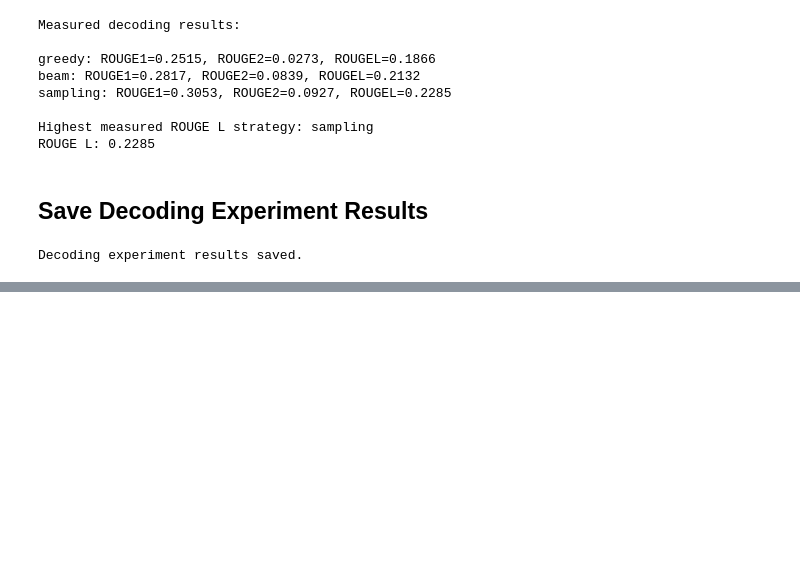
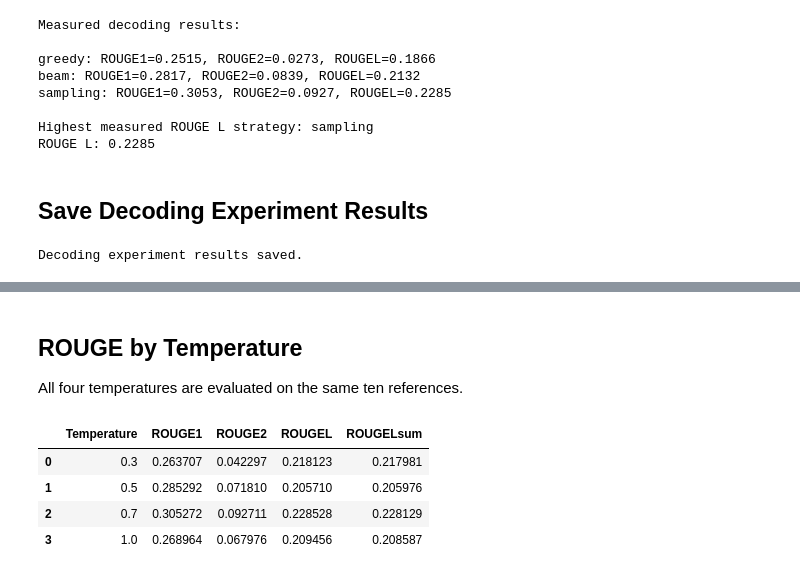
Before and after one commit to DrashtiShah23/data266-2046, a Jupyter notebook: hw5/HW5.ipynb, the cells around one changed output, grey strips where cells are left out. Saved outputs shown, nothing was run; the diff lists cells and outputs as text; code cells hidden in the pictures; blank space fills up the shorter version.

```diff
--- a/hw5/HW5.ipynb
+++ b/hw5/HW5.ipynb
@@ -1949,0 +2124,40 @@ Decoding experiment results saved.
+# %% [markdown]
+## ROUGE by Temperature
+
+All four temperatures are evaluated on the same ten references.
+# %%
+temperature_metrics = []
+
+for temperature in TEMPERATURES:
+    predictions = [
+        row["Output"]
+        for row in temperature_results
+        if row["Temperature"] == temperature
+    ]
+
+    scores = rouge.compute(
+        predictions=predictions,
+        references=decoding_references,
+    )
+
+    temperature_metrics.append(
+        {
+            "Temperature": temperature,
+            "ROUGE1": scores["rouge1"],
+            "ROUGE2": scores["rouge2"],
+            "ROUGEL": scores["rougeL"],
+            "ROUGELsum": scores["rougeLsum"],
+        }
+    )
+
+temperature_metrics_df = pd.DataFrame(
+    temperature_metrics
+)
+
+temperature_metrics_df
+# %% [output]
+|  | Temperature | ROUGE1 | ROUGE2 | ROUGEL | ROUGELsum |
+| 0 | 0.3 | 0.263707 | 0.042297 | 0.218123 | 0.217981 |
+| 1 | 0.5 | 0.285292 | 0.071810 | 0.205710 | 0.205976 |
+| 2 | 0.7 | 0.305272 | 0.092711 | 0.228528 | 0.228129 |
+| 3 | 1.0 | 0.268964 | 0.067976 | 0.209456 | 0.208587 |
```
Also changed, not shown: parts of 20 cells of this notebook.
